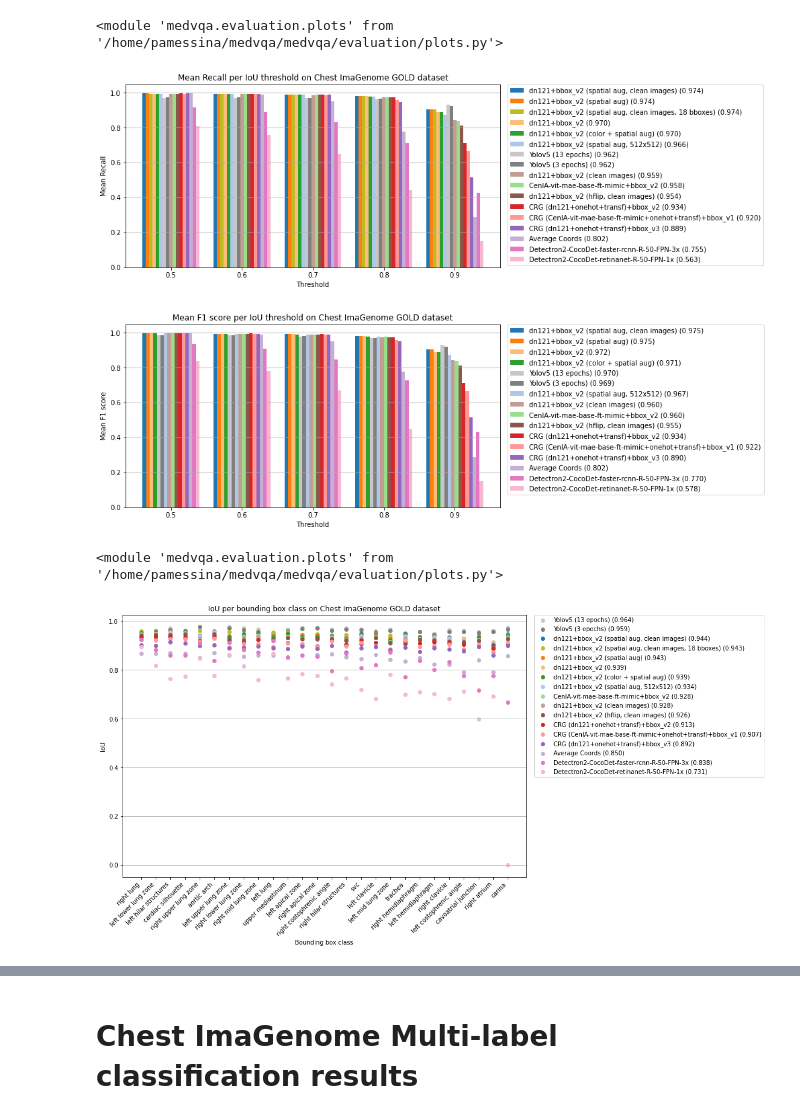
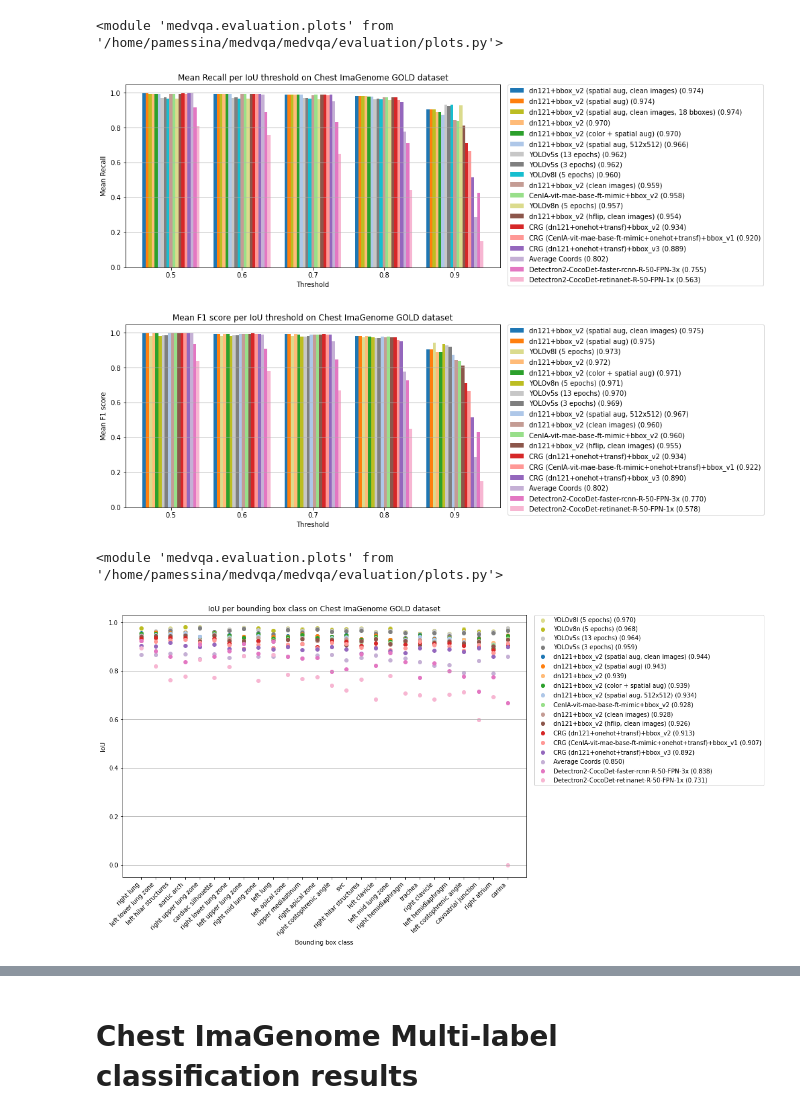
Before and after one commit to PabloMessina/MedVQA, a Jupyter notebook: medvqa/notebooks/Results Summary.ipynb, the cells around one changed output, grey strips where cells are left out. Saved outputs shown, nothing was run; the diff lists cells and outputs as text; code cells hidden in the pictures.

```diff
--- a/medvqa/notebooks/Results Summary.ipynb
+++ b/medvqa/notebooks/Results Summary.ipynb
@@ -953,6 +973,8 @@ plot_chest_imagenome_bbox_metrics_at_thresholds(
         df_bbox_chstimgn.loc[(df_bbox_chstimgn['timestamp'] == '20230320_181651')].iloc[0]['metrics_path'],
         df_bbox_chstimgn.loc[(df_bbox_chstimgn['timestamp'] == '20230320_203928')].iloc[0]['metrics_path'],
         df_bbox_chstimgn.loc[(df_bbox_chstimgn['timestamp'] == '20230302_142857')].iloc[0]['metrics_path'],
+        df_bbox_chstimgn.loc[(df_bbox_chstimgn['timestamp'] == '20230331_052721')].iloc[0]['metrics_path'],
+        df_bbox_chstimgn.loc[(df_bbox_chstimgn['timestamp'] == '20230331_073241')].iloc[0]['metrics_path'],
     ],
     method_aliases=[
         'dn121+bbox_v2 (spatial aug, clean images)',
@@ -969,9 +991,11 @@ plot_chest_imagenome_bbox_metrics_at_thresholds(
         'dn121+bbox_v2 (clean images)',
         'Detectron2-CocoDet-faster-rcnn-R-50-FPN-3x',
         'Detectron2-CocoDet-retinanet-R-50-FPN-1x',
-        'Yolov5 (3 epochs)',
-        'Yolov5 (13 epochs)',
+        'YOLOv5s (3 epochs)',
+        'YOLOv5s (13 epochs)',
         'dn121+bbox_v2 (spatial aug, clean images, 18 bboxes)',
+        'YOLOv8n (5 epochs)',
+        'YOLOv8l (5 epochs)',
     ],
     metric_name='mean_r',
     metric_alias='Mean Recall',
@@ -979,7 +1003,7 @@ plot_chest_imagenome_bbox_metrics_at_thresholds(
     figsize=(10, 5)
 )
 # %% [output]
-[figure, old version]
+[figure, new version]
 # %%
 plot_chest_imagenome_bbox_metrics_at_thresholds(
     metrics_paths=[
@@ -997,36 +1021,40 @@ plot_chest_imagenome_bbox_metrics_at_thresholds(
         df_bbox_chstimgn.loc[(df_bbox_chstimgn['timestamp'] == '20230227_130158')].iloc[0]['metrics_path'],
         df_bbox_chstimgn.loc[(df_bbox_chstimgn['timestamp'] == '20230301_180949')].iloc[0]['metrics_path'],
         df_bbox_chstimgn.loc[(df_bbox_chstimgn['timestamp'] == '20230316_122709')].iloc[0]['metrics_path'],
         df_bbox_chstimgn.loc[(df_bbox_chstimgn['timestamp'] == '20230320_181651')].iloc[0]['metrics_path'],
         df_bbox_chstimgn.loc[(df_bbox_chstimgn['timestamp'] == '20230320_203928')].iloc[0]['metrics_path'],
 #         df_bbox_chstimgn.loc[(df_bbox_chstimgn['timestamp'] == '20230302_142857')].iloc[0]['metrics_path'],
+        df_bbox_chstimgn.loc[(df_bbox_chstimgn['timestamp'] == '20230331_052721')].iloc[0]['metrics_path'],
+        df_bbox_chstimgn.loc[(df_bbox_chstimgn['timestamp'] == '20230331_073241')].iloc[0]['metrics_path'],
     ],
     method_aliases=[
         'dn121+bbox_v2 (spatial aug, clean images)',
         'dn121+bbox_v2 (spatial aug, 512x512)',
         'dn121+bbox_v2 (spatial aug)',
         'dn121+bbox_v2',
         'dn121+bbox_v2 (color + spatial aug)',
         'CenIA-vit-mae-base-ft-mimic+bbox_v2',
         'CRG (dn121+onehot+transf)+bbox_v2',
         'CRG (CenIA-vit-mae-base-ft-mimic+onehot+transf)+bbox_v1',
         'CRG (dn121+onehot+transf)+bbox_v3',
         'Average Coords',
         'dn121+bbox_v2 (hflip, clean images)',
         'dn121+bbox_v2 (clean images)',
         'Detectron2-CocoDet-faster-rcnn-R-50-FPN-3x',
         'Detectron2-CocoDet-retinanet-R-50-FPN-1x',
-        'Yolov5 (3 epochs)',
-        'Yolov5 (13 epochs)',
+        'YOLOv5s (3 epochs)',
+        'YOLOv5s (13 epochs)',
 #         'dn121+bbox_v2 (spatial aug, clean images, 18 bboxes)',
+        'YOLOv8n (5 epochs)',
+        'YOLOv8l (5 epochs)',
     ],
     metric_name='mean_f1',
     metric_alias='Mean F1 score',
     dataset_name='Chest ImaGenome GOLD dataset',
     figsize=(10, 5)
 )
 # %% [output]
-[figure, old version]
+[figure, new version]
 # %%
 reload(medvqa.evaluation.plots)
 # %% [output]
@@ -1055,7 +1083,9 @@ plot_chest_imagenome_bbox_metrics_per_bbox_class(
         df_bbox_chstimgn.loc[(df_bbox_chstimgn['timestamp'] == '20230316_122709')].iloc[0]['metrics_path'],
         df_bbox_chstimgn.loc[(df_bbox_chstimgn['timestamp'] == '20230320_181651')].iloc[0]['metrics_path'],
         df_bbox_chstimgn.loc[(df_bbox_chstimgn['timestamp'] == '20230320_203928')].iloc[0]['metrics_path'],
-        df_bbox_chstimgn.loc[(df_bbox_chstimgn['timestamp'] == '20230302_142857')].iloc[0]['metrics_path'],
+#         df_bbox_chstimgn.loc[(df_bbox_chstimgn['timestamp'] == '20230302_142857')].iloc[0]['metrics_path'],
+        df_bbox_chstimgn.loc[(df_bbox_chstimgn['timestamp'] == '20230331_052721')].iloc[0]['metrics_path'],
+        df_bbox_chstimgn.loc[(df_bbox_chstimgn['timestamp'] == '20230331_073241')].iloc[0]['metrics_path'],
     ],
     method_aliases=[
         'dn121+bbox_v2 (spatial aug, clean images)',
@@ -1072,9 +1102,11 @@ plot_chest_imagenome_bbox_metrics_per_bbox_class(
         'dn121+bbox_v2 (clean images)',
         'Detectron2-CocoDet-faster-rcnn-R-50-FPN-3x',
         'Detectron2-CocoDet-retinanet-R-50-FPN-1x',
-        'Yolov5 (3 epochs)',
-        'Yolov5 (13 epochs)',
-        'dn121+bbox_v2 (spatial aug, clean images, 18 bboxes)',
+        'YOLOv5s (3 epochs)',
+        'YOLOv5s (13 epochs)',
+#         'dn121+bbox_v2 (spatial aug, clean images, 18 bboxes)',
+        'YOLOv8n (5 epochs)',
+        'YOLOv8l (5 epochs)',
     ],
     metric_name='iou',
     metric_alias='IoU',
@@ -1082,7 +1114,7 @@ plot_chest_imagenome_bbox_metrics_per_bbox_class(
     figsize=(12, 8)
 )
 # %% [output]
-[figure, old version]
+[figure, new version]
 # %%
 plot_chest_imagenome_bbox_metrics_per_bbox_class(
     metrics_paths=[
```
Also changed, not shown: parts of 50 cells of this notebook, 34 other files.
